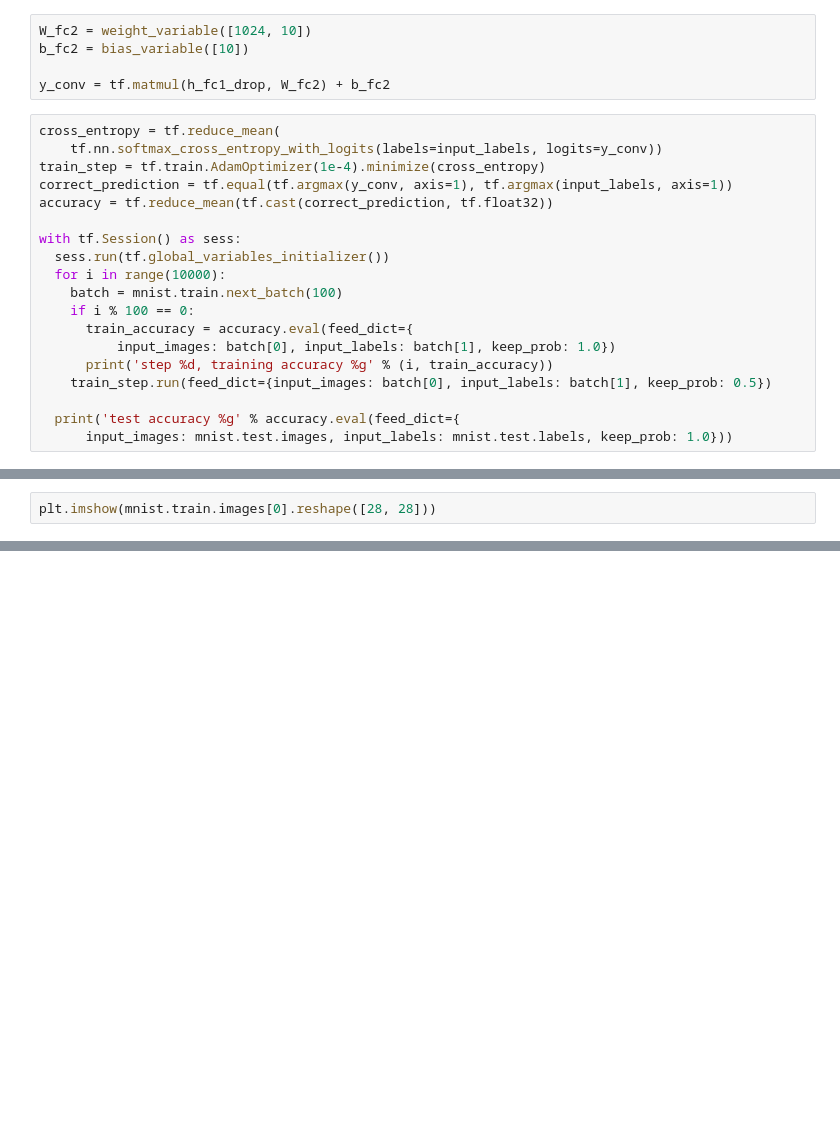
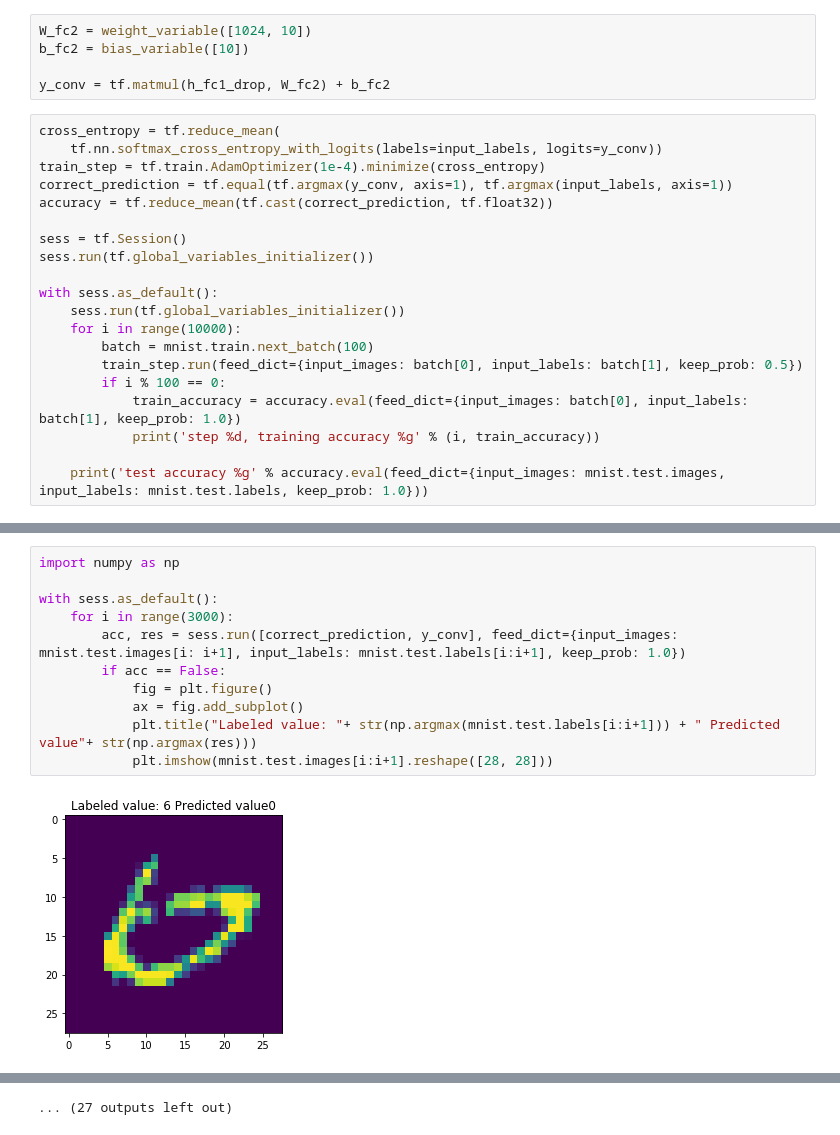
Before and after one commit to shijianjian/Master-Thesis_3D-CNN, a Jupyter notebook: 2d_mnist.ipynb, the cells around one changed output, grey strips where cells are left out. Cells and saved outputs as stored; diff of their text form; blank space fills up the shorter version.

```diff
--- a/2d_mnist.ipynb
+++ b/2d_mnist.ipynb
@@ -158,15 +182,16 @@ train_step = tf.train.AdamOptimizer(1e-4).minimize(cross_entropy)
 correct_prediction = tf.equal(tf.argmax(y_conv, axis=1), tf.argmax(input_labels, axis=1))
 accuracy = tf.reduce_mean(tf.cast(correct_prediction, tf.float32))
 
-with tf.Session() as sess:
-  sess.run(tf.global_variables_initializer())
-  for i in range(10000):
-    batch = mnist.train.next_batch(100)
-    if i % 100 == 0:
-      train_accuracy = accuracy.eval(feed_dict={
-          input_images: batch[0], input_labels: batch[1], keep_prob: 1.0})
-      print('step %d, training accuracy %g' % (i, train_accuracy))
-    train_step.run(feed_dict={input_images: batch[0], input_labels: batch[1], keep_prob: 0.5})
+sess = tf.Session()
+sess.run(tf.global_variables_initializer())
 
-  print('test accuracy %g' % accuracy.eval(feed_dict={
-      input_images: mnist.test.images, input_labels: mnist.test.labels, keep_prob: 1.0}))
+with sess.as_default():
+    sess.run(tf.global_variables_initializer())
+    for i in range(10000):
+        batch = mnist.train.next_batch(100)
+        train_step.run(feed_dict={input_images: batch[0], input_labels: batch[1], keep_prob: 0.5})
+        if i % 100 == 0:
+            train_accuracy = accuracy.eval(feed_dict={input_images: batch[0], input_labels: batch[1], keep_prob: 1.0})
+            print('step %d, training accuracy %g' % (i, train_accuracy))
+
+    print('test accuracy %g' % accuracy.eval(feed_dict={input_images: mnist.test.images, input_labels: mnist.test.labels, keep_prob: 1.0}))
@@ -173,2 +216,13 @@ with tf.Session() as sess:
-# %%
-plt.imshow(mnist.train.images[0].reshape([28, 28]))
+# %%
+import numpy as np
+
+with sess.as_default():
+    for i in range(3000):
+        acc, res = sess.run([correct_prediction, y_conv], feed_dict={input_images: mnist.test.images[i: i+1], input_labels: mnist.test.labels[i:i+1], keep_prob: 1.0})
+        if acc == False:
+            fig = plt.figure()
+            ax = fig.add_subplot()
+            plt.title("Labeled value: "+ str(np.argmax(mnist.test.labels[i:i+1])) + " Predicted value"+ str(np.argmax(res)))
+            plt.imshow(mnist.test.images[i:i+1].reshape([28, 28]))
+# %% [output]
+[figure, added]
@@ -174,0 +240 @@ plt.imshow(mnist.train.images[0].reshape([28, 28]))
+... (27 outputs left out)
```
Also changed, not shown: parts of 6 cells of this notebook, 1 other file.
